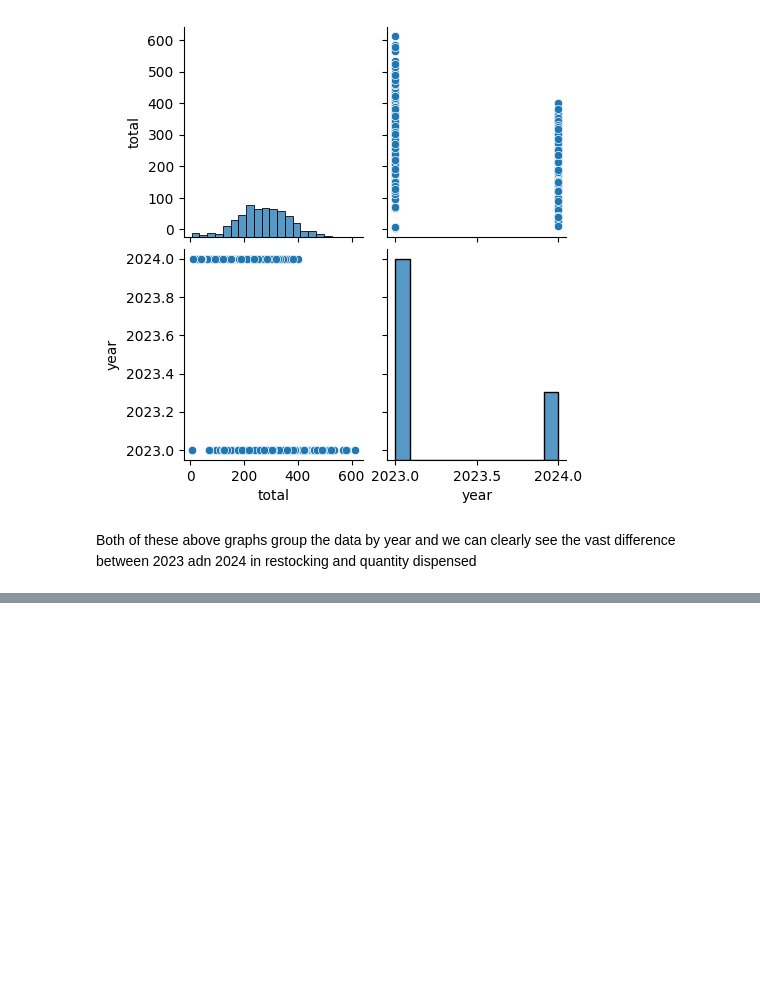
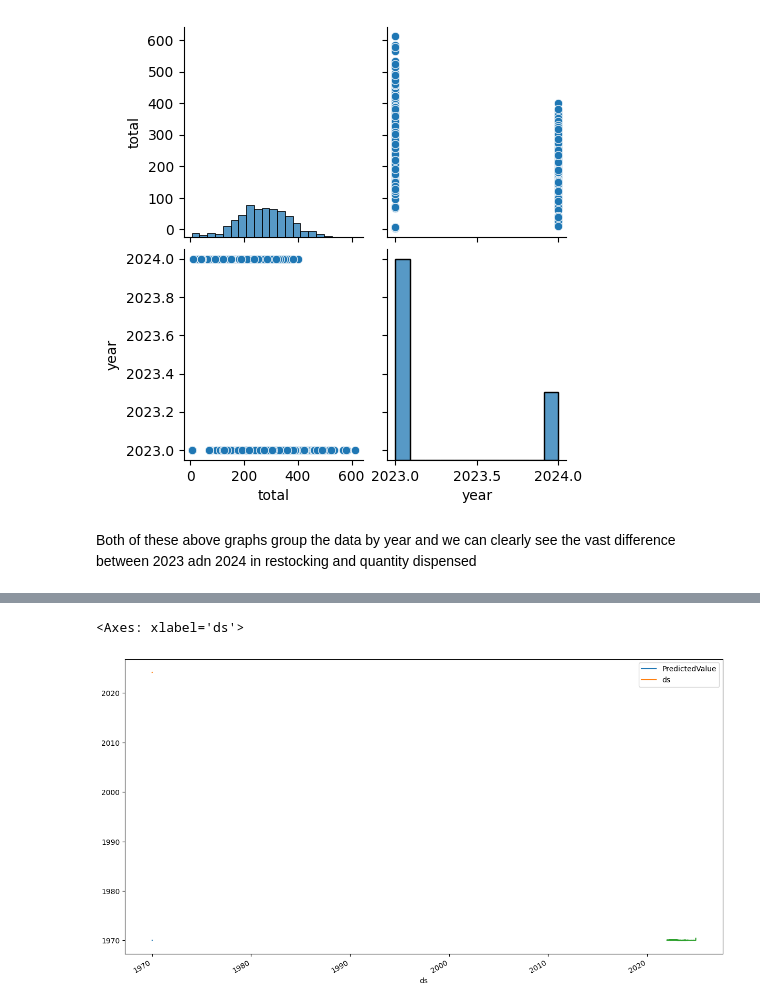
Before and after one commit to breannaparker1991/vending_analysis, a Jupyter notebook: vend.ipynb, the cells around one changed output, grey strips where cells are left out. Drawn from its saved outputs; the diff is of its cells as text; code cells hidden in the pictures; blank space fills up the shorter version.

```diff
--- a/vend.ipynb
+++ b/vend.ipynb
@@ -336,0 +587,40 @@ Both of these above graphs group the data by year and we can clearly see the vas
+# %%
+pred_df = pd.DataFrame(columns=['device_sku_pkg_qty', 'PredictedValue'])
+
+for i in sku_list:
+    df_new = df_copy[df_copy['unique_id']==i]
+    FEATURES = ['dayofyear', 'hour', 'dayofweek', 'quarter', 'month', 'year',
+            'lag1','lag2','lag3']
+    TARGET = 'y'
+
+
+    X_all = df_new[FEATURES]
+    y_all = df_new[TARGET]
+    #print(len(y_all), len(X_all))
+
+    rfe = RFE(RandomForestRegressor(n_estimators=100, random_state=4))
+    fit = rfe.fit(X_all, y_all)
+
+    df_and_future = df_copy[df_copy['unique_id'] == i].copy()
+    #df_and_future = df_and_future.set_index("ds")
+    future = pd.date_range('2024-02-24','2024-03-31', freq='1d')
+    future_df = pd.DataFrame(index=future)
+    future_df['isFuture'] = True
+    df_and_future['isFuture'] = False
+    df_and_future = pd.concat([df_and_future, future_df])
+    df_and_future["unique_id"].fillna(i, inplace = True)
+    df_and_future.index = pd.to_datetime(df_and_future.index)
+    df_and_future = create_features(df_and_future)
+    df_and_future = add_lags(df_and_future)
+    #df_and_future = pd.merge(df_and_future, ts_features, on='unique_id' ,how='left').set_index(df_and_future.index)
+    df_and_future = df_and_future[['y','unique_id','dayofyear', 'hour', 'dayofweek', 'quarter', 'month', 'year','lag1','lag2',  'lag3', 'isFuture']]
+
+    future_w_features = df_and_future.query('isFuture').copy()
+    #future_w_features.head(10)
+    future_w_features = future_w_features[FEATURES].dropna(axis=0)
+    #future_w_features= future_w_features[FEATURES].fillna(0)
+    future_w_features['pred'] = fit.predict(future_w_features[FEATURES])
+    df_temp = pd.DataFrame({'device_sku_pkg_qty': i, 'PredictedValue': future_w_features['pred'], 'ds':future_w_features.index})
+    pred_df = pd.concat([pred_df, df_temp], ignore_index=True)
+
+pred_df = pred_df.set_index("ds")
@@ -336,0 +647,8 @@ Both of these above graphs group the data by year and we can clearly see the vas
+# %%
+
+a4_dims = (14.7, 8.27)
+pred_df[pred_df['device_sku_pkg_qty'] == '05d98e5c2603bf927952aa3eb74d1fc3'].plot(figsize=a4_dims)
+df_copy[df_copy['unique_id']== '05d98e5c2603bf927952aa3eb74d1fc3']['y'].plot(figsize=a4_dims)
+# %% [output]
+<Axes: xlabel='ds'>
+[figure, added]
```
Also changed, not shown: parts of 24 cells of this notebook, 1 other file.
